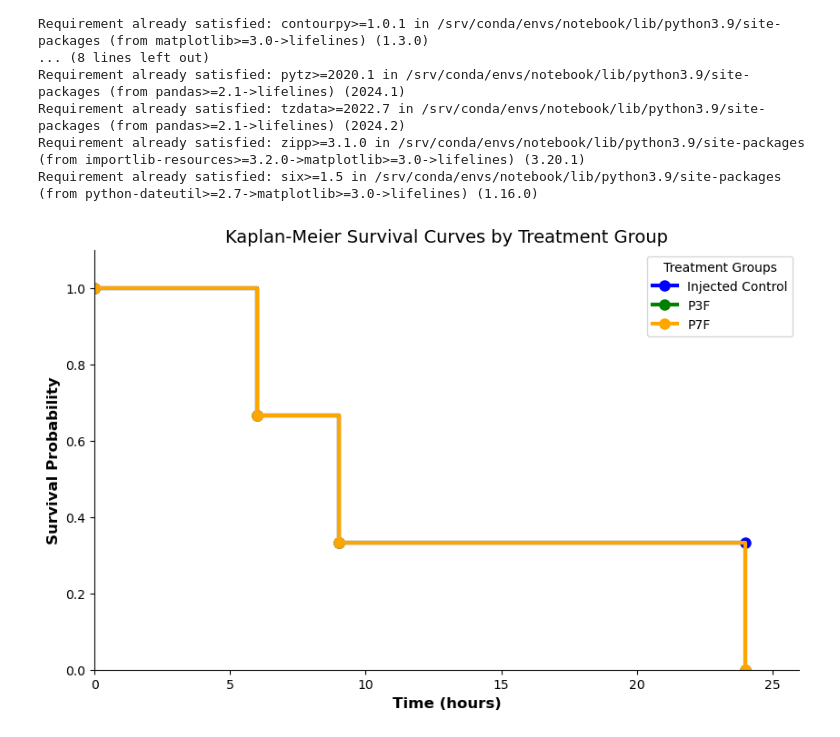
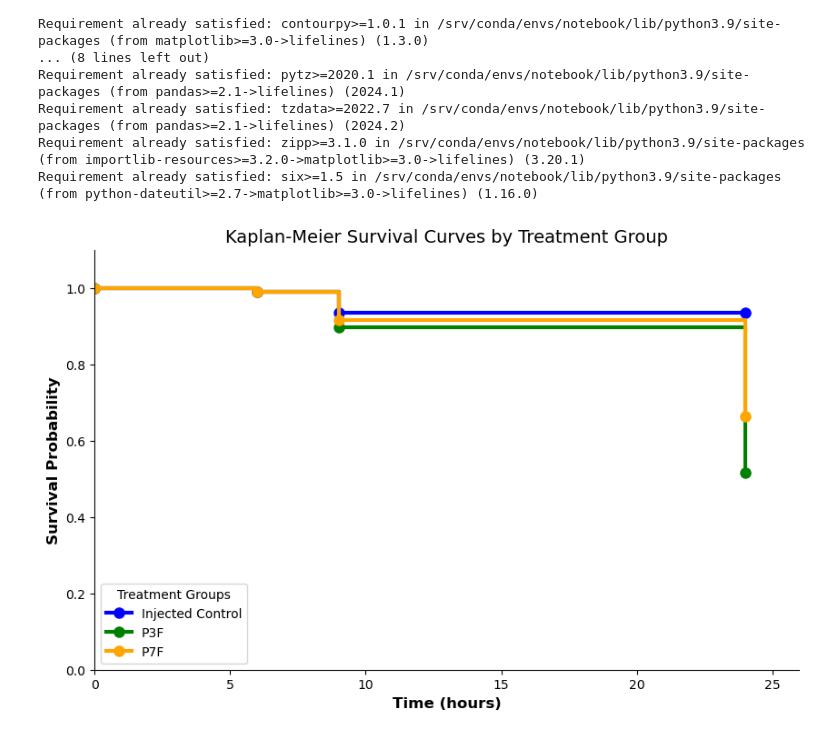
Before and after one commit to Bault22/Kendall-Rotation-Data, a Jupyter notebook: 11-1-24_Survival Curve.ipynb, the cells around one changed output. Drawn from its saved outputs; the diff is of its cells as text; code cells hidden in the pictures.

Commit message:
Updated Survival Curve

```diff
--- a/11-1-24_Survival Curve.ipynb
+++ b/11-1-24_Survival Curve.ipynb
@@ -30,7 +30,7 @@ import pandas as pd
 import matplotlib.pyplot as plt
 from lifelines import KaplanMeierFitter
 
-# Correct Data Preparation with sample sizes and deaths
+# Original data structure
 survival_data = {
     'time': [
         6, 9, 24,  # Injected Control
@@ -38,14 +38,14 @@ survival_data = {
         6, 9, 24   # P7F
     ],
     'event_observed': [
-        1, 4, 0,  # Injected Control (1 death at 6h, 4 at 9h, 0 at 24h)
-        1, 6, 11,  # P3F (1 death at 6h, 6 at 9h, 11 at 24h)
-        1, 5, 8   # P7F (1 death at 6h, 5 at 9h, 8 at 24h)
+        1, 4, 0,  # Injected Control
+        1, 6, 11,  # P3F
+        1, 5, 8   # P7F
     ],
     'n_at_risk': [
-        40, 39, 35,  # Injected Control
-        44, 43, 37,  # P3F
-        43, 42, 37   # P7F
+        39, 35, 35,  # Injected Control
+        43, 37, 26,  # P3F
+        42, 37, 29   # P7F
     ],
     'group': [
         'Injected Control', 'Injected Control', 'Injected Control',  # Injected Control
@@ -53,46 +53,55 @@ survival_data = {
         'P7F', 'P7F', 'P7F'   # P7F
     ]
 }
 
-# Prepare DataFrame
-df = pd.DataFrame(survival_data)
+# Convert data to individual-level entries
+expanded_data = []
+for i, row in pd.DataFrame(survival_data).iterrows():
+    group = row['group']
+    time = row['time']
+    event_observed = row['event_observed']
+    n_at_risk = row['n_at_risk']
 
-# Create a Kaplan-Meier plot
+    # Append censored individuals who survived up to `time`
+    expanded_data.extend([{'time': time, 'event_observed': 0, 'group': group}] * (n_at_risk - event_observed))
+
+    # Append individuals who experienced the event at `time`
+    expanded_data.extend([{'time': time, 'event_observed': 1, 'group': group}] * event_observed)
+
+# Create a DataFrame with the expanded data
+df_expanded = pd.DataFrame(expanded_data)
+
+# Plotting Kaplan-Meier survival curves
 plt.figure(figsize=(10, 6))
-
-# Initialize KaplanMeierFitter
 kmf = KaplanMeierFitter()
-
-# Define colors for each group
 colors = {
     'Injected Control': 'blue',
     'P3F': 'green',
     'P7F': 'orange'
 }
 
 # Fit and plot for each group
-for group in df['group'].unique():
-    group_data = df[df['group'] == group]
+for group in df_expanded['group'].unique():
+    group_data = df_expanded[df_expanded['group'] == group]
 
     # Fit the Kaplan-Meier model
     kmf.fit(durations=group_data['time'], event_observed=group_data['event_observed'], label=group)
 
     # Plot the survival function
     kmf.plot_survival_function(linewidth=3, ci_show=False, marker='o', markersize=8, color=colors[group])
 
 # Customize plot
 plt.xlabel('Time (hours)', fontsize=12, fontweight='bold')
 plt.ylabel('Survival Probability', fontsize=12, fontweight='bold')
-plt.xlim(0, 26)  # Extend x-axis for visibility
-plt.ylim(0, 1.1)  # Extend y-axis slightly beyond 1 for clarity
+plt.xlim(0, 26)
+plt.ylim(0, 1.1)
 
-# Customize plot appearance
-plt.grid(False)  # Remove grid lines
-plt.gca().spines['top'].set_visible(False)  # Remove top border
-plt.gca().spines['right'].set_visible(False)  # Remove right border
+plt.grid(False)
+plt.gca().spines['top'].set_visible(False)
+plt.gca().spines['right'].set_visible(False)
 
 plt.legend(title='Treatment Groups')
 plt.title('Kaplan-Meier Survival Curves by Treatment Group', fontsize=14)
 plt.show()
 # %% [output]
-[figure, old version]
+[figure, new version]
```
